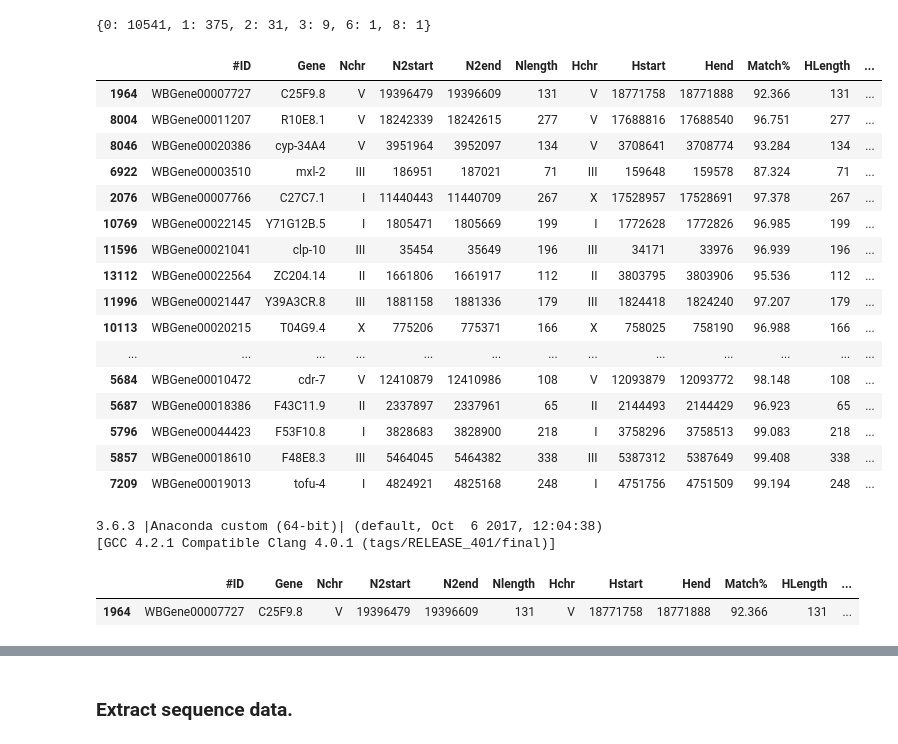
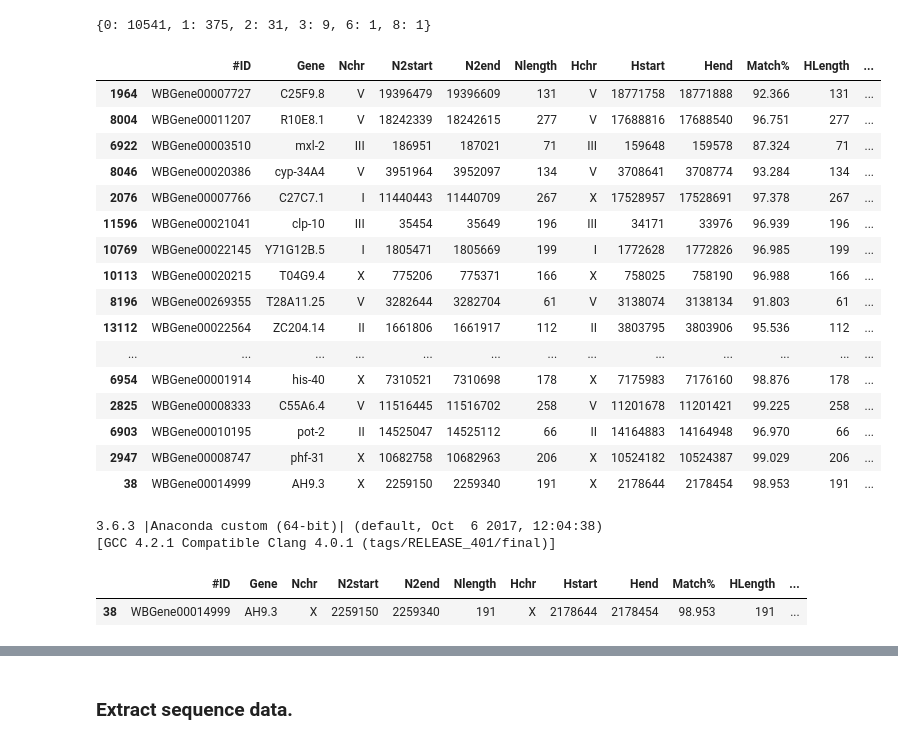
Before and after one commit to csimonti/Celegans_RNAprofiling, a Jupyter notebook: Analysis/3UTR_alignment.ipynb, the cells around one changed output, grey strips where cells are left out. Cells and saved outputs as stored; diff of their text form; code cells hidden in the pictures.

```diff
--- a/Analysis/3UTR_alignment.ipynb
+++ b/Analysis/3UTR_alignment.ipynb
@@ -309,39 +309,41 @@ outfile.close()
 # %%
 diff = pd.read_csv("/Volumes/users/Corinne_Simonti/projects/RNA/results/3UTR_diff_counts.txt", header=1, delim_whitespace = True)
 
 match = diff.loc[diff["Same?"] == True, :]
 
-short = match.loc[match["Nlength"] <= 400, :]
+short = match.loc[match["Nlength"] <= 300, :]
 
 nogap = short.loc[short["Gap"] == 0, :]
 
-nogap.loc[nogap["Mismatch"] > 1, :].sort_values("Mismatch", ascending=False)
+shortlist = nogap.loc[nogap["Mismatch"] > 1, :]
+
+shortlist.sort_values("Mismatch", ascending=False)
 #.sort_values("Gene")
 # %% [output]
 |  | #ID | Gene | Nchr | N2start | N2end | Nlength | Hchr | Hstart | Hend | Match% | HLength | ... |
 | 1964 | WBGene00007727 | C25F9.8 | V | 19396479 | 19396609 | 131 | V | 18771758 | 18771888 | 92.366 | 131 | ... |
 | 8004 | WBGene00011207 | R10E8.1 | V | 18242339 | 18242615 | 277 | V | 17688816 | 17688540 | 96.751 | 277 | ... |
+| 6922 | WBGene00003510 | mxl-2 | III | 186951 | 187021 | 71 | III | 159648 | 159578 | 87.324 | 71 | ... |
 | 8046 | WBGene00020386 | cyp-34A4 | V | 3951964 | 3952097 | 134 | V | 3708641 | 3708774 | 93.284 | 134 | ... |
-| 6922 | WBGene00003510 | mxl-2 | III | 186951 | 187021 | 71 | III | 159648 | 159578 | 87.324 | 71 | ... |
 | 2076 | WBGene00007766 | C27C7.1 | I | 11440443 | 11440709 | 267 | X | 17528957 | 17528691 | 97.378 | 267 | ... |
+| 11596 | WBGene00021041 | clp-10 | III | 35454 | 35649 | 196 | III | 34171 | 33976 | 96.939 | 196 | ... |
 | 10769 | WBGene00022145 | Y71G12B.5 | I | 1805471 | 1805669 | 199 | I | 1772628 | 1772826 | 96.985 | 199 | ... |
-| 11596 | WBGene00021041 | clp-10 | III | 35454 | 35649 | 196 | III | 34171 | 33976 | 96.939 | 196 | ... |
+| 10113 | WBGene00020215 | T04G9.4 | X | 775206 | 775371 | 166 | X | 758025 | 758190 | 96.988 | 166 | ... |
+| 8196 | WBGene00269355 | T28A11.25 | V | 3282644 | 3282704 | 61 | V | 3138074 | 3138134 | 91.803 | 61 | ... |
 | 13112 | WBGene00022564 | ZC204.14 | II | 1661806 | 1661917 | 112 | II | 3803795 | 3803906 | 95.536 | 112 | ... |
-| 11996 | WBGene00021447 | Y39A3CR.8 | III | 1881158 | 1881336 | 179 | III | 1824418 | 1824240 | 97.207 | 179 | ... |
-| 10113 | WBGene00020215 | T04G9.4 | X | 775206 | 775371 | 166 | X | 758025 | 758190 | 96.988 | 166 | ... |
 | ... | ... | ... | ... | ... | ... | ... | ... | ... | ... | ... | ... | ... |
-| 5684 | WBGene00010472 | cdr-7 | V | 12410879 | 12410986 | 108 | V | 12093879 | 12093772 | 98.148 | 108 | ... |
-| 5687 | WBGene00018386 | F43C11.9 | II | 2337897 | 2337961 | 65 | II | 2144493 | 2144429 | 96.923 | 65 | ... |
-| 5796 | WBGene00044423 | F53F10.8 | I | 3828683 | 3828900 | 218 | I | 3758296 | 3758513 | 99.083 | 218 | ... |
-| 5857 | WBGene00018610 | F48E8.3 | III | 5464045 | 5464382 | 338 | III | 5387312 | 5387649 | 99.408 | 338 | ... |
-| 7209 | WBGene00019013 | tofu-4 | I | 4824921 | 4825168 | 248 | I | 4751756 | 4751509 | 99.194 | 248 | ... |
+| 6954 | WBGene00001914 | his-40 | X | 7310521 | 7310698 | 178 | X | 7175983 | 7176160 | 98.876 | 178 | ... |
+| 2825 | WBGene00008333 | C55A6.4 | V | 11516445 | 11516702 | 258 | V | 11201678 | 11201421 | 99.225 | 258 | ... |
+| 6903 | WBGene00010195 | pot-2 | II | 14525047 | 14525112 | 66 | II | 14164883 | 14164948 | 96.970 | 66 | ... |
+| 2947 | WBGene00008747 | phf-31 | X | 10682758 | 10682963 | 206 | X | 10524182 | 10524387 | 99.029 | 206 | ... |
+| 38 | WBGene00014999 | AH9.3 | X | 2259150 | 2259340 | 191 | X | 2178644 | 2178454 | 98.953 | 191 | ... |
 # %%
 print(sys.version)
 # %% [output]
 3.6.3 |Anaconda custom (64-bit)| (default, Oct  6 2017, 12:04:38)
 [GCC 4.2.1 Compatible Clang 4.0.1 (tags/RELEASE_401/final)]
 # %%
-nogap.loc[nogap["Gene"] == "C25F9.8", :]
+shortlist.loc[nogap["Gene"] == "AH9.3", :]
 # %% [output]
 |  | #ID | Gene | Nchr | N2start | N2end | Nlength | Hchr | Hstart | Hend | Match% | HLength | ... |
-| 1964 | WBGene00007727 | C25F9.8 | V | 19396479 | 19396609 | 131 | V | 18771758 | 18771888 | 92.366 | 131 | ... |
+| 38 | WBGene00014999 | AH9.3 | X | 2259150 | 2259340 | 191 | X | 2178644 | 2178454 | 98.953 | 191 | ... |
```
Also changed, not shown: parts of 9 cells of this notebook.
